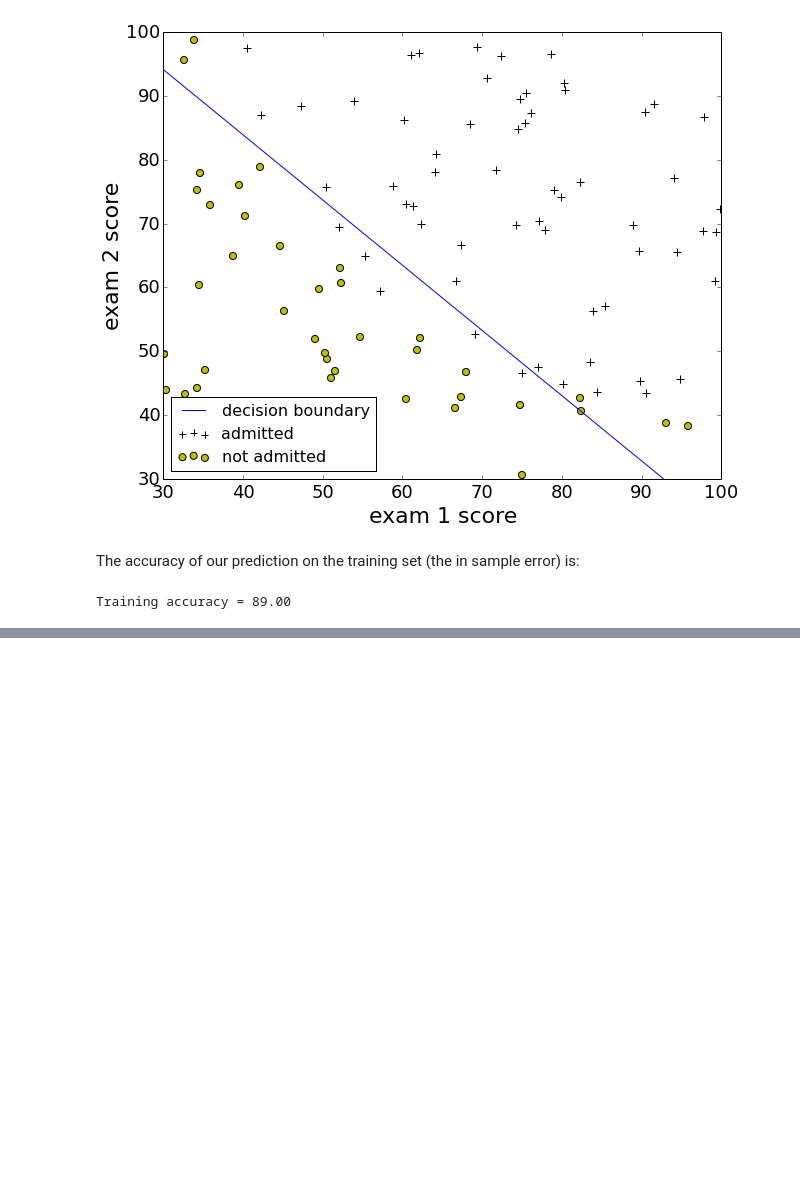
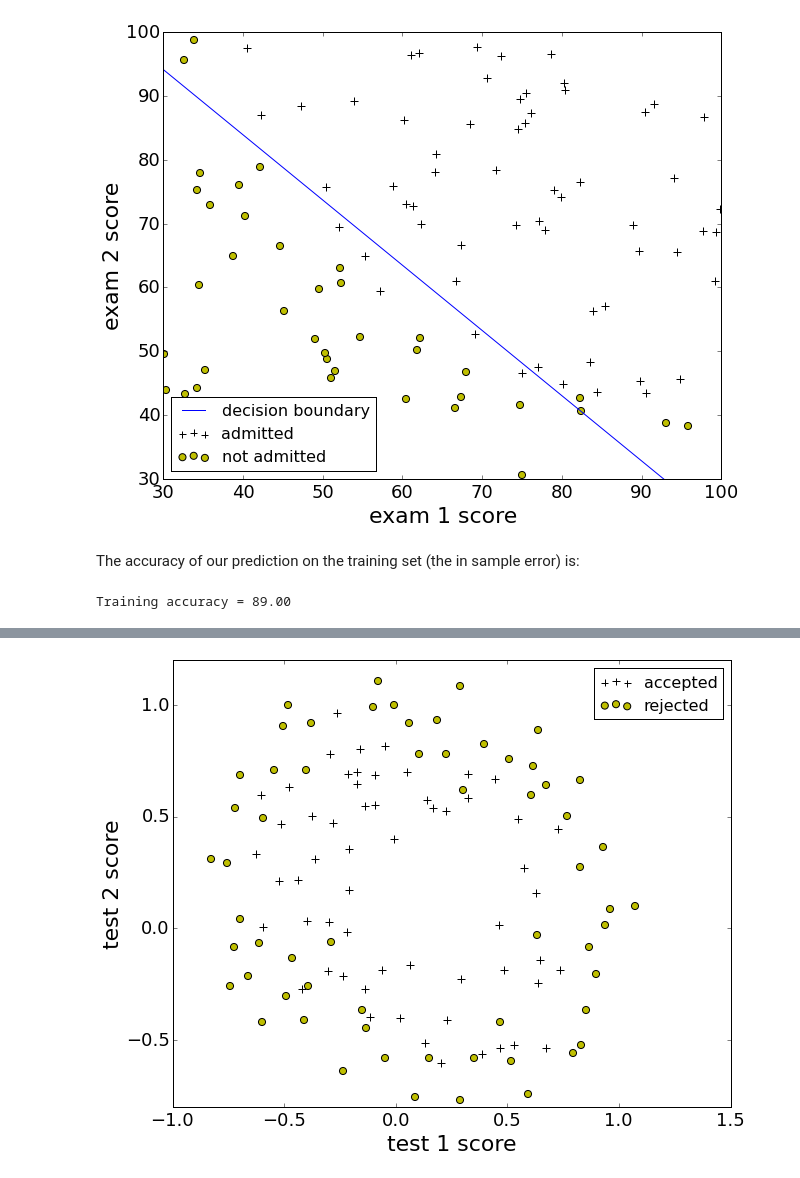
Before and after one commit to nakicam/DataScienceTraining, a Jupyter notebook: courses/coursera_ml008/week3/hw2_logistic_regression.ipynb, the cells around one changed output, grey strips where cells are left out. Saved outputs shown, nothing was run; the diff lists cells and outputs as text; code cells hidden in the pictures; blank space fills up the shorter version.

```diff
--- a/courses/coursera_ml008/week3/hw2_logistic_regression.ipynb
+++ b/courses/coursera_ml008/week3/hw2_logistic_regression.ipynb
@@ -267,0 +279,3 @@ Training accuracy = 89.00
+# %%
+df = pd.read_csv('ex2data2.txt', names=['test1', 'test2', 'accepted'])
+df.head()
@@ -267,0 +289,14 @@ Training accuracy = 89.00
+# %%
+colors  = np.where(df.accepted==1, 'black', 'yellow')
+markers = np.where(df.accepted==1, '+', 'O')
+df_pass = df[df.accepted==1]
+df_fail = df[df.accepted==0]
+plt.scatter(df_pass.test1, df_pass.test2, c='k', marker='+', s=50)
+plt.scatter(df_fail.test1, df_fail.test2, c='y', marker='o', s=50)
+plt.axis([-1, 1.5, -0.8, 1.2])
+plt.xlabel('test 1 score')
+plt.ylabel('test 2 score')
+plt.legend(['accepted', 'rejected'])
+plt.show()
+# %% [output]
+[figure, added]
```
Also changed, not shown: parts of 13 cells of this notebook.
